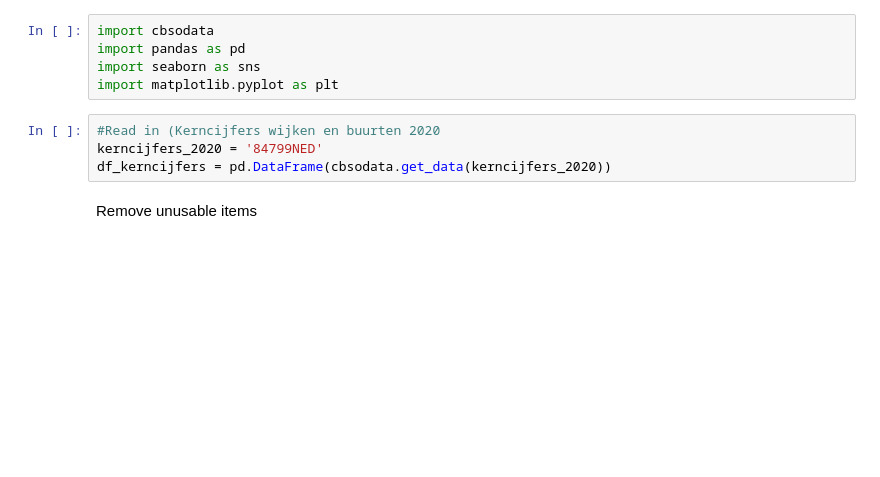
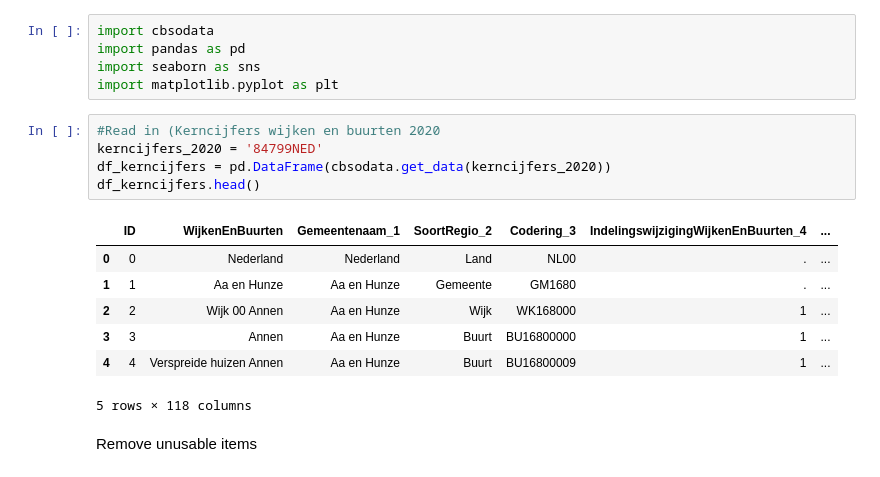
Before and after one commit to expert-solutions/Enexis-case-study, a Jupyter notebook: Model01-Simple-demographics-no-time-dependence.ipynb, the cells around one changed output. Drawn from its saved outputs; the diff is of its cells as text; blank space fills up the shorter version.

```diff
--- a/Model01-Simple-demographics-no-time-dependence.ipynb
+++ b/Model01-Simple-demographics-no-time-dependence.ipynb
@@ -14,7 +14,16 @@ import matplotlib.pyplot as plt
 # %%
 #Read in (Kerncijfers wijken en buurten 2020
 kerncijfers_2020 = '84799NED'
 df_kerncijfers = pd.DataFrame(cbsodata.get_data(kerncijfers_2020))
+df_kerncijfers.head()
+# %% [output]
+|  | ID | WijkenEnBuurten | Gemeentenaam_1 | SoortRegio_2 | Codering_3 | IndelingswijzigingWijkenEnBuurten_4 | ... |
+| 0 | 0 | Nederland | Nederland | Land | NL00 | . | ... |
+| 1 | 1 | Aa en Hunze | Aa en Hunze | Gemeente | GM1680 | . | ... |
+| 2 | 2 | Wijk 00 Annen | Aa en Hunze | Wijk | WK168000 | 1 | ... |
+| 3 | 3 | Annen | Aa en Hunze | Buurt | BU16800000 | 1 | ... |
+| 4 | 4 | Verspreide huizen Annen | Aa en Hunze | Buurt | BU16800009 | 1 | ... |
+5 rows × 118 columns
 # %% [markdown]
 Remove unusable items
 # %%
```
Also changed, not shown: parts of 12 cells of this notebook.
